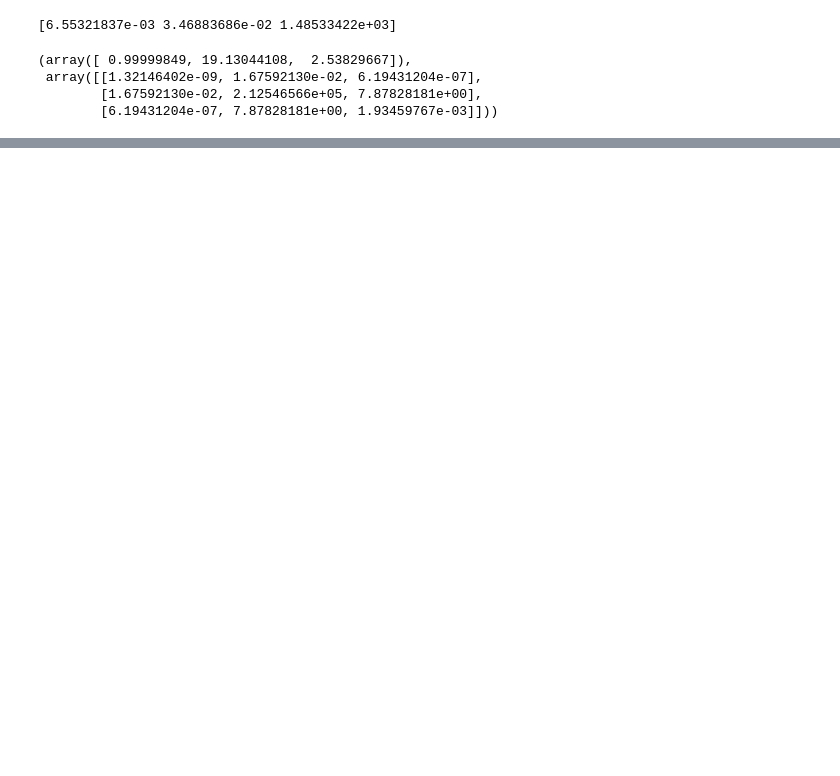
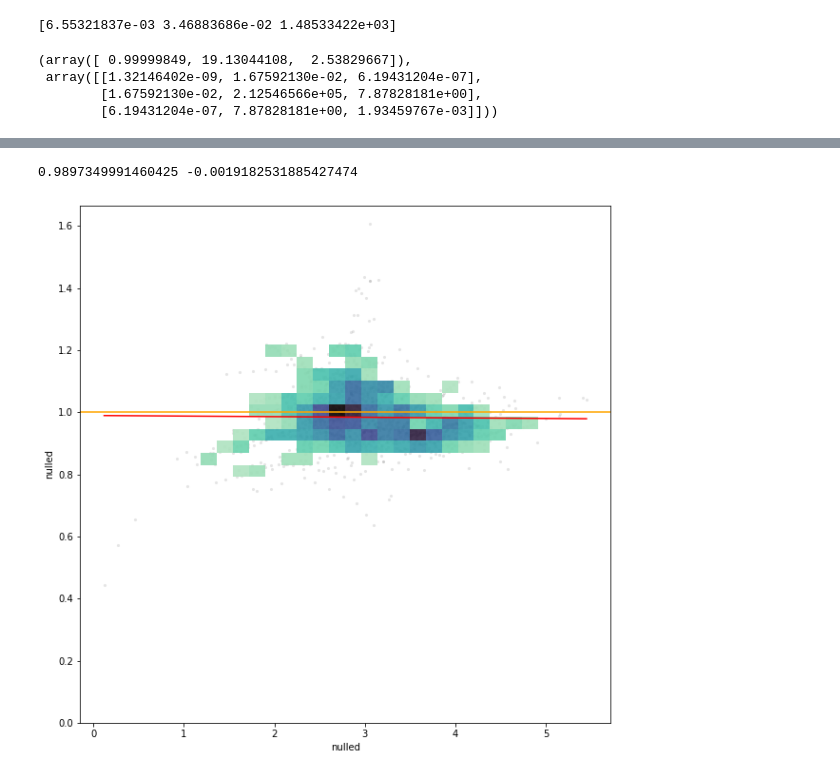
Before and after one commit to timjdavey/galactus, a Jupyter notebook: notebooks/Sparc RAR.ipynb, the cells around one changed output, grey strips where cells are left out. Drawn from its saved outputs; the diff is of its cells as text; code cells hidden in the pictures; blank space fills up the shorter version.

```diff
--- a/notebooks/Sparc RAR.ipynb
+++ b/notebooks/Sparc RAR.ipynb
@@ -186 +195,29 @@ def plot_rar(df):
 [figure]
+# %%
+"""
+OTHER CANDIDATES
+
+Best so far is force*gamma*(epsilon**(nulled**alpha))
+Logisitic function force/(1+e**(nulled**alpha + epsilon))
+
+"""
+
+
+
+def nulled_plot(df):
+    fig, axes = plt.subplots(1,1, figsize=(10,10))
+    x = np.log10(df['nulled'])
+    y = df['log(gobs)']/(1.8*df['log(W_gbar)']/(x**(0.35)))
+    sns.scatterplot(data=df, x=x, y=y, color='black', s=10, alpha=0.1)
+    sns.histplot(data=df, x=x, y=y, bins=30, pthresh=.1, cmap="mako_r", alpha=0.9)
+    result = sp.stats.linregress(x, y)
+    sns.lineplot(x=x, y=result.slope*x+result.intercept, color='red').set(ylim=(0,None))
+    axes.axhline(y=1, color='orange')
+    print(result.intercept, result.slope)
+    #sns.regplot(x=x, y=y, order=1, x_bins=20, color='orange')
+
+
+nulled_plot(filtered_df)
+# %% [output]
+0.9897349991460425 -0.0019182531885427474
+[figure, added]
```
Also changed, not shown: parts of 16 cells of this notebook, 1 other file.
